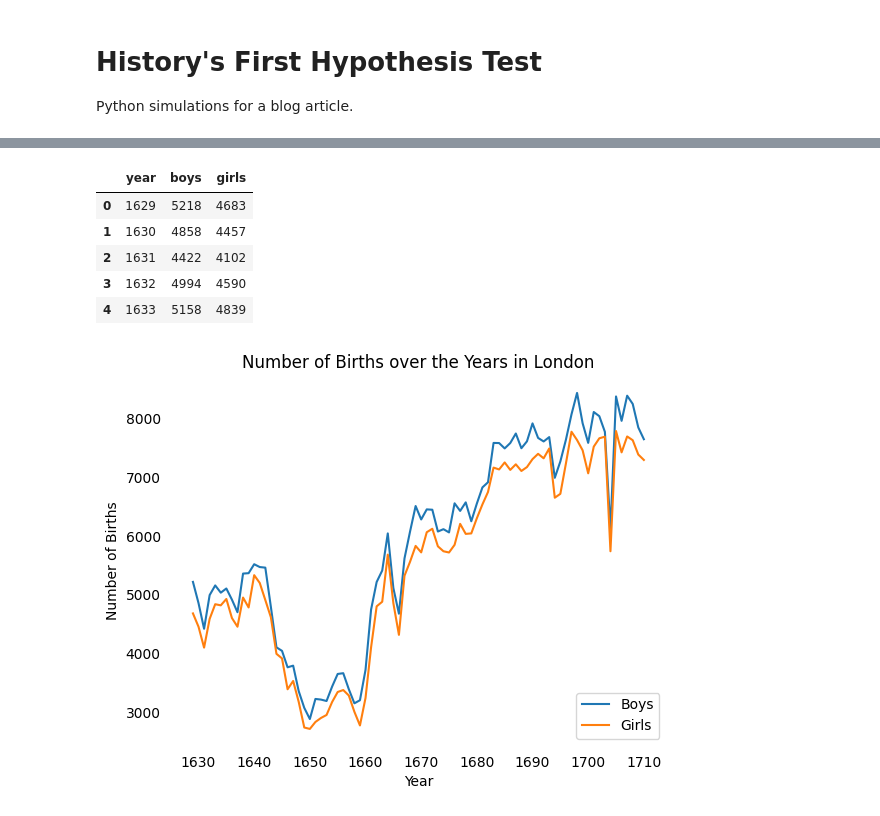
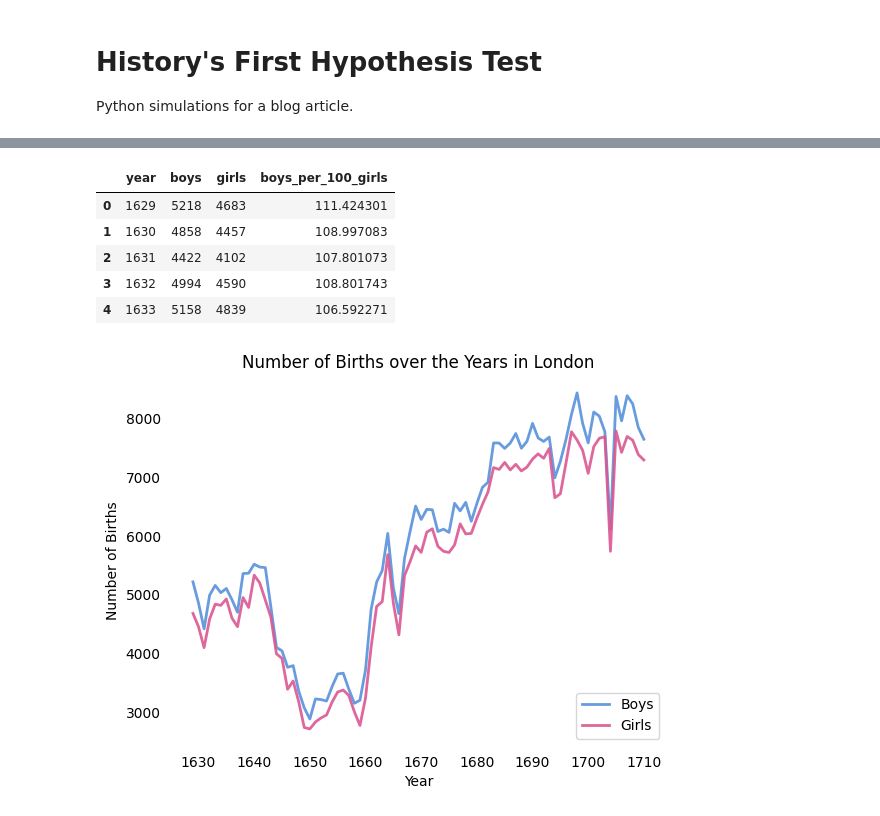
Before and after one commit to andreoniriccardo/articles, a Jupyter notebook: history-first-hypothesis-test/History First Hypothesis Test.ipynb, the cells around one changed output, grey strips where cells are left out. Saved outputs shown, nothing was run; the diff lists cells and outputs as text; code cells hidden in the pictures.

```diff
--- a/history-first-hypothesis-test/History First Hypothesis Test.ipynb
+++ b/history-first-hypothesis-test/History First Hypothesis Test.ipynb
@@ -17,27 +30,32 @@ WARNING: Skipping seaborn as it is not installed.
 # %%
 df = pd.read_csv("arbuthnot.csv")
+# %%
+# New columns
+df['boys_per_100_girls'] = df['boys']/df['girls']*100
 # %%
 df.head()
 # %% [output]
-|  | year | boys | girls |
-| 0 | 1629 | 5218 | 4683 |
-| 1 | 1630 | 4858 | 4457 |
-| 2 | 1631 | 4422 | 4102 |
-| 3 | 1632 | 4994 | 4590 |
-| 4 | 1633 | 5158 | 4839 |
+|  | year | boys | girls | boys_per_100_girls |
+| 0 | 1629 | 5218 | 4683 | 111.424301 |
+| 1 | 1630 | 4858 | 4457 | 108.997083 |
+| 2 | 1631 | 4422 | 4102 | 107.801073 |
+| 3 | 1632 | 4994 | 4590 | 108.801743 |
+| 4 | 1633 | 5158 | 4839 | 106.592271 |
 # %%
 fig, ax = plt.subplots()
-ax.plot(df['year'], df['boys'], color='')
-ax.plot(df['year'], df['girls'], color='')
+ax.plot(df['year'], df['boys'], linewidth=2, color=sns.color_palette("hls",24)[14], alpha=.9)
+ax.plot(df['year'], df['girls'], linewidth=2, color=sns.color_palette("hls",24)[22], alpha=.9)
 plt.title('Number of Births over the Years in London')
 plt.xlabel('Year')
 plt.ylabel('Number of Births')
 plt.legend(labels=['Boys', 'Girls'], loc='lower right')
 ax.spines['top'].set_visible(False)
 ax.spines['bottom'].set_visible(False)
 ax.spines['right'].set_visible(False)
 ax.spines['left'].set_visible(False)
 ax.xaxis.set_ticks_position('none')
 ax.yaxis.set_ticks_position('none')
+
+plt.savefig('births-over-years.png')
 # %% [output]
-[figure, old version]
+[figure, new version]
```
Also changed, not shown: parts of 4 cells of this notebook, 2 other files.
